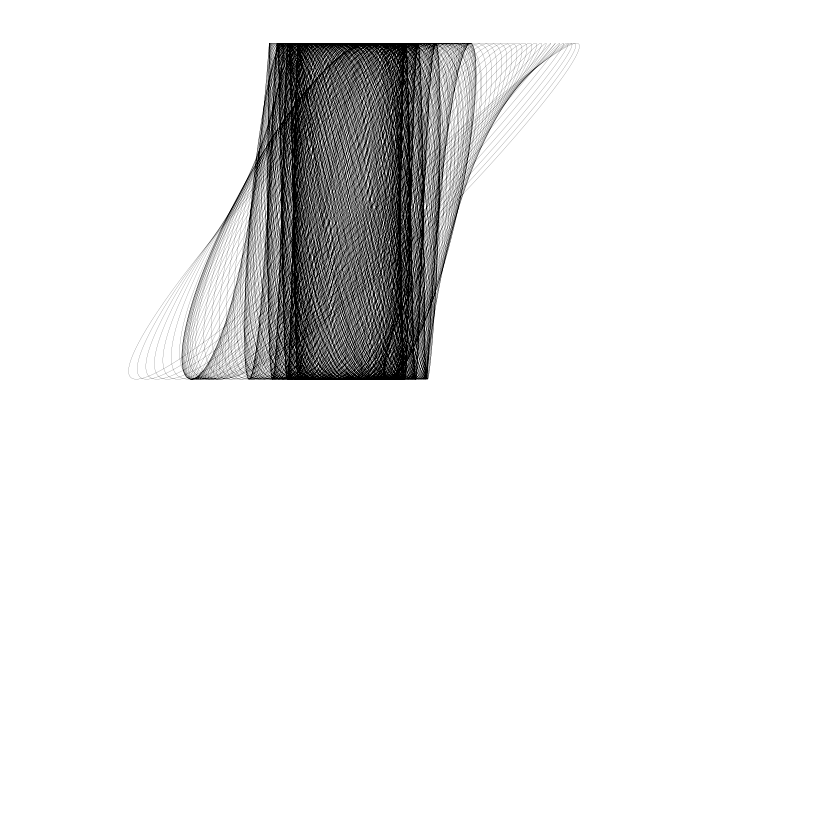
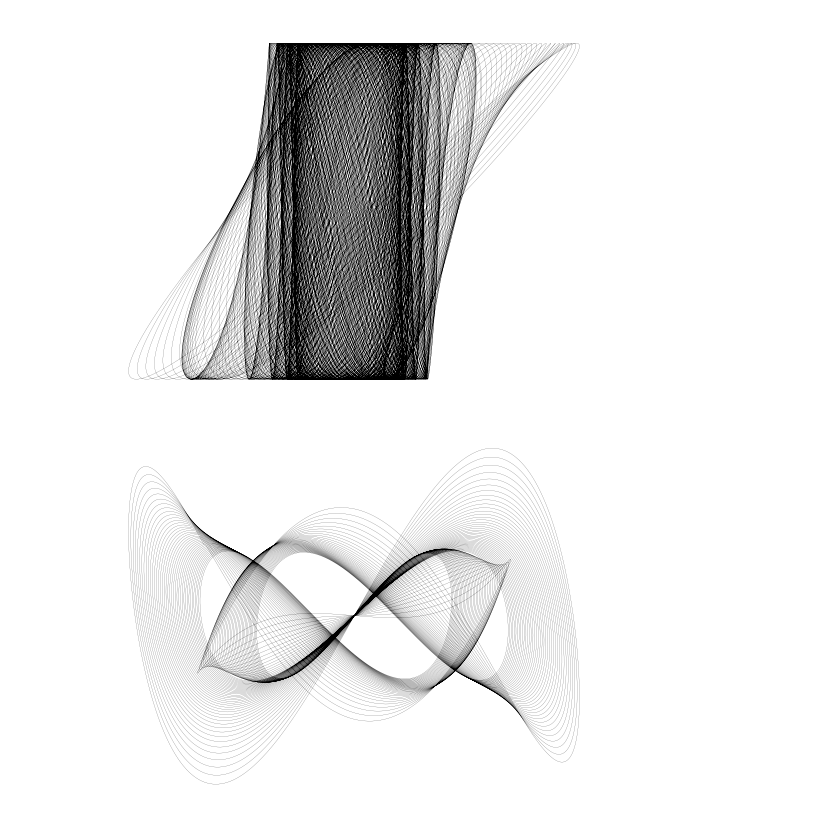
Before and after one commit to viktor-kertanov/master-math, a Jupyter notebook: ch1_harmonograph/Harmonograph.ipynb, the cells around one changed output. Saved outputs shown, nothing was run; the diff lists cells and outputs as text; code cells hidden in the pictures; blank space fills up the shorter version.

```diff
--- a/ch1_harmonograph/Harmonograph.ipynb
+++ b/ch1_harmonograph/Harmonograph.ipynb
@@ -213,3 +213,17 @@ f = [2.01, 3, 3, 3]
 hormonograph(A, d, f)
 # %% [output]
 [figure]
+# %%
+# the original from the book
+A = [2, 0.5, 1.5, 1.5]
+d = [.00088, .0004, .0007, .00855]
+f = [1, 0.5, 2, 2.5]
+
+x = A[0]*np.sin(t*f[0])*np.exp(-d[0]*t) + A[1]*np.sin(t*f[1])*np.exp(-d[1]*t)
+y = A[2]*np.sin(t*f[2])*np.exp(-d[2]*t) + A[3]*np.sin(t*f[3])*np.exp(-d[3]*t)
+
+plt.plot(x, y, 'k', linewidth=.1)
+plt.axis('off')
+plt.savefig('myfig.svg')
+# %% [output]
+[figure, added]
```
Also changed, not shown: 5 other files.
